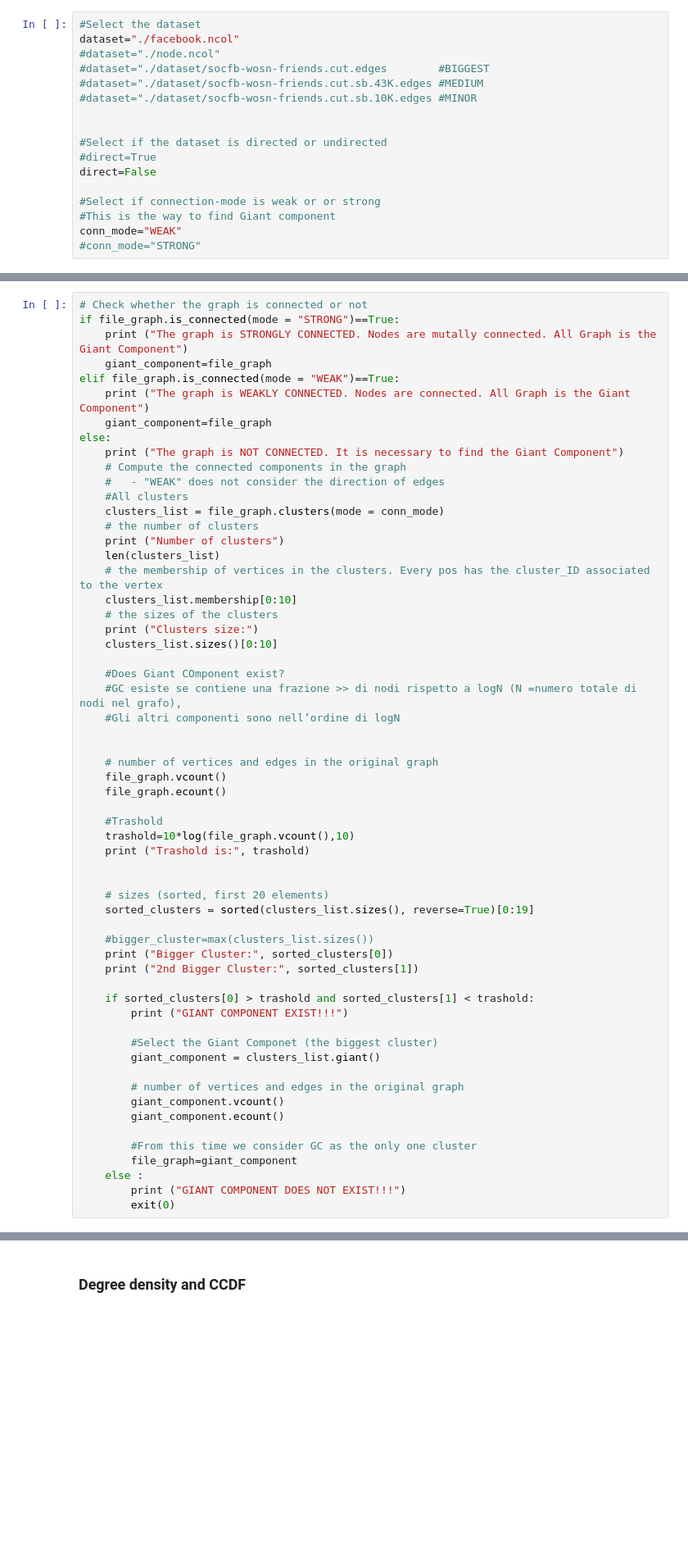
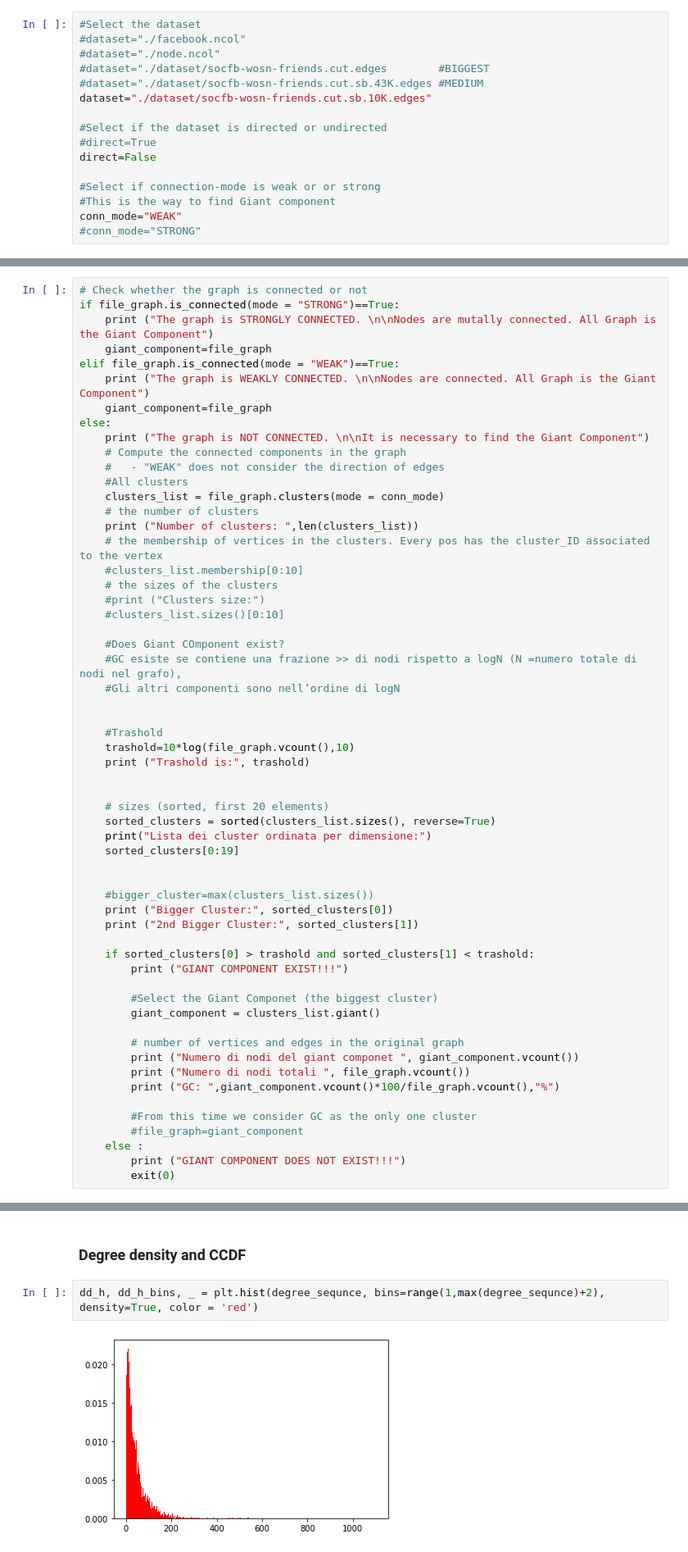
Before and after one commit to guglielmo84/cna_project, a Jupyter notebook: giant_component.ipynb, the cells around one changed output, grey strips where cells are left out. Shown: that part at 82% size. Drawn from its saved outputs; the diff is of its cells as text; blank space fills up the shorter version.

Commit message:
Print

```diff
--- a/giant_component.ipynb
+++ b/giant_component.ipynb
@@ -33,12 +37,11 @@ from powerlaw import *
 # Parameters
 # %%
 #Select the dataset
-dataset="./facebook.ncol"
+#dataset="./facebook.ncol"
 #dataset="./node.ncol"
 #dataset="./dataset/socfb-wosn-friends.cut.edges        #BIGGEST
 #dataset="./dataset/socfb-wosn-friends.cut.sb.43K.edges #MEDIUM
-#dataset="./dataset/socfb-wosn-friends.cut.sb.10K.edges #MINOR
-
+dataset="./dataset/socfb-wosn-friends.cut.sb.10K.edges"
 
 #Select if the dataset is directed or undirected
 #direct=True
@@ -78,34 +81,29 @@ IGRAPH UNW- 45813 264004 --
 # %%
 # Check whether the graph is connected or not
 if file_graph.is_connected(mode = "STRONG")==True:
-    print ("The graph is STRONGLY CONNECTED. Nodes are mutally connected. All Graph is the Giant Component")
+    print ("The graph is STRONGLY CONNECTED. \n\nNodes are mutally connected. All Graph is the Giant Component")
     giant_component=file_graph
 elif file_graph.is_connected(mode = "WEAK")==True:
-    print ("The graph is WEAKLY CONNECTED. Nodes are connected. All Graph is the Giant Component")
+    print ("The graph is WEAKLY CONNECTED. \n\nNodes are connected. All Graph is the Giant Component")
     giant_component=file_graph
 else:
-    print ("The graph is NOT CONNECTED. It is necessary to find the Giant Component")
+    print ("The graph is NOT CONNECTED. \n\nIt is necessary to find the Giant Component")
     # Compute the connected components in the graph
     #   - "WEAK" does not consider the direction of edges
     #All clusters
     clusters_list = file_graph.clusters(mode = conn_mode)
     # the number of clusters
-    print ("Number of clusters")
-    len(clusters_list)
+    print ("Number of clusters: ",len(clusters_list))
     # the membership of vertices in the clusters. Every pos has the cluster_ID associated to the vertex
-    clusters_list.membership[0:10]
+    #clusters_list.membership[0:10]
     # the sizes of the clusters
-    print ("Clusters size:")
-    clusters_list.sizes()[0:10]
+    #print ("Clusters size:")
+    #clusters_list.sizes()[0:10]
 
     #Does Giant COmponent exist?
     #GC esiste se contiene una frazione >> di nodi rispetto a logN (N =numero totale di nodi nel grafo),
     #Gli altri componenti sono nell’ordine di logN
 
-
-    # number of vertices and edges in the original graph
-    file_graph.vcount()
-    file_graph.ecount()
 
     #Trashold
     trashold=10*log(file_graph.vcount(),10)
@@ -113,7 +111,10 @@ else:
 
 
     # sizes (sorted, first 20 elements)
-    sorted_clusters = sorted(clusters_list.sizes(), reverse=True)[0:19]
+    sorted_clusters = sorted(clusters_list.sizes(), reverse=True)
+    print("Lista dei cluster ordinata per dimensione:")
+    sorted_clusters[0:19]
+
 
     #bigger_cluster=max(clusters_list.sizes())
     print ("Bigger Cluster:", sorted_clusters[0])
@@ -126,11 +127,12 @@ else:
         giant_component = clusters_list.giant()
 
         # number of vertices and edges in the original graph
-        giant_component.vcount()
-        giant_component.ecount()
+        print ("Numero di nodi del giant componet ", giant_component.vcount())
+        print ("Numero di nodi totali ", file_graph.vcount())
+        print ("GC: ",giant_component.vcount()*100/file_graph.vcount(),"%")
 
         #From this time we consider GC as the only one cluster
-        file_graph=giant_component
+        #file_graph=giant_component
     else :
         print ("GIANT COMPONENT DOES NOT EXIST!!!")
         exit(0)
@@ -337,2 +250,6 @@ IGRAPH UNW- 43953 262631 --
 # %% [markdown]
 ### Degree density and CCDF
+# %%
+dd_h, dd_h_bins, _ = plt.hist(degree_sequnce, bins=range(1,max(degree_sequnce)+2), density=True, color = 'red')
+# %% [output]
+[figure, added]
```
Also changed, not shown: parts of 15 cells of this notebook.
